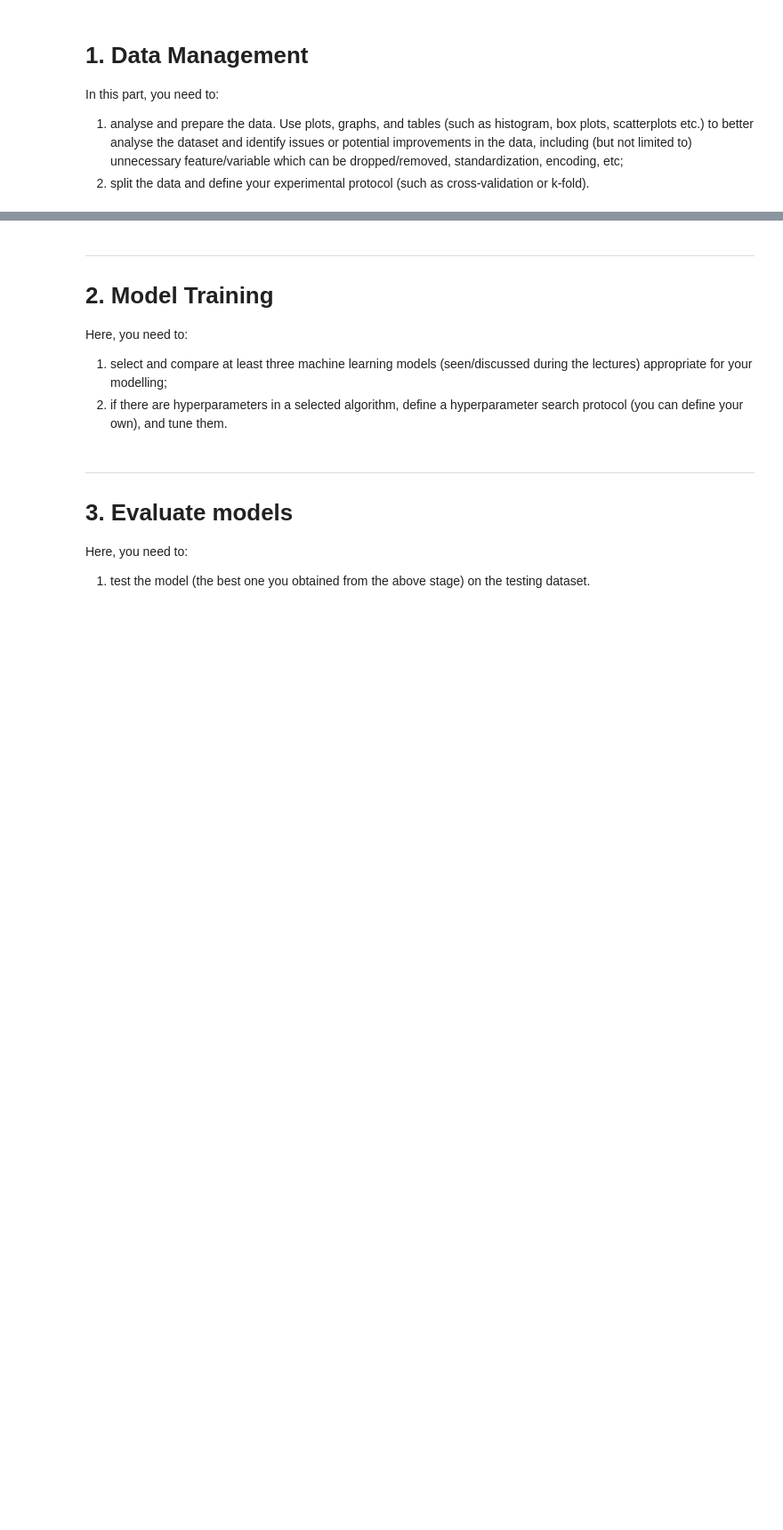
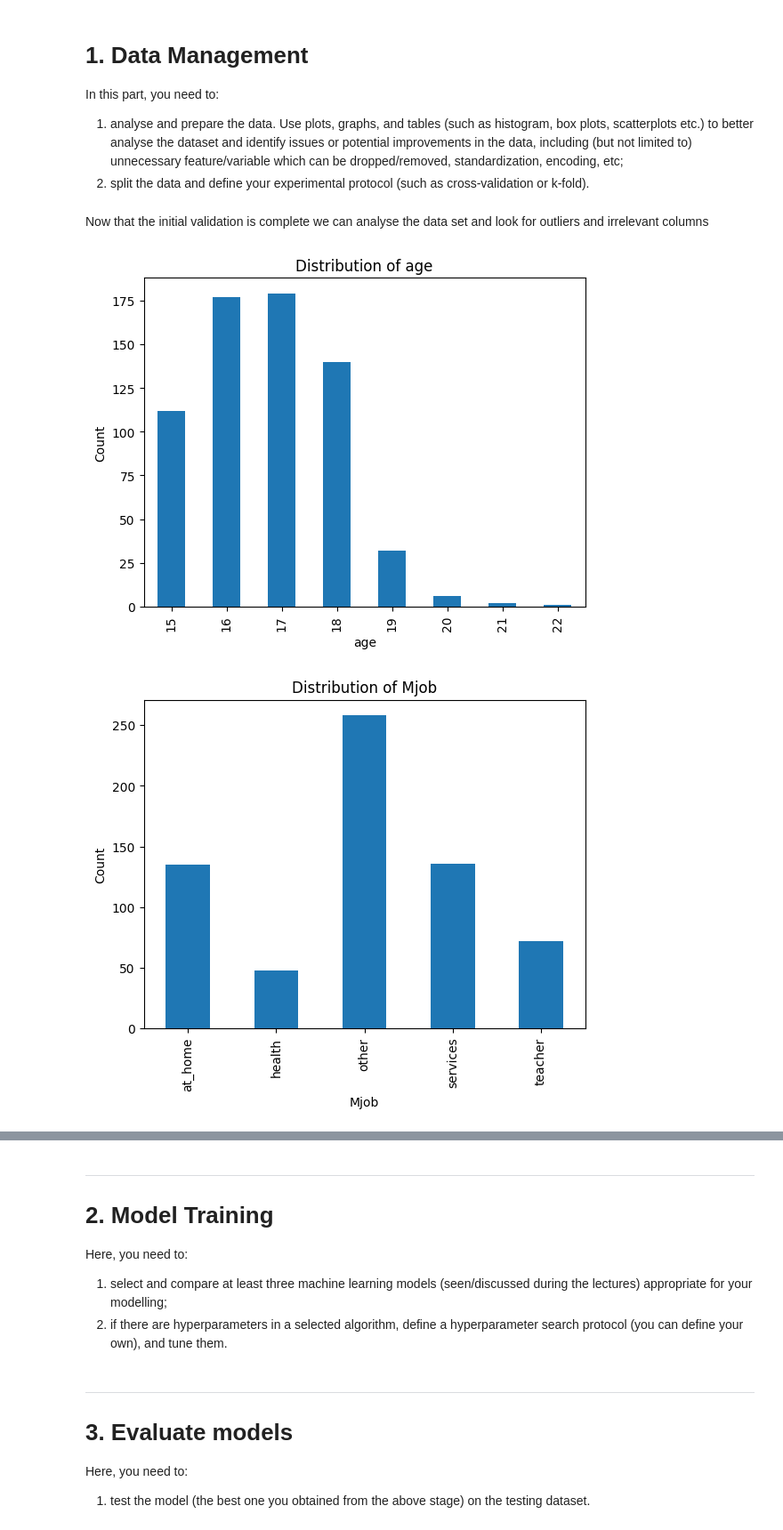
Before and after one commit to Patrick-Devine33/Academic-Success-Predictor, a Jupyter notebook: COMP534_assignment1.ipynb, the cells around one changed output, grey strips where cells are left out. Shown at 89% size. Cells and saved outputs as stored; diff of their text form; code cells hidden in the pictures; blank space fills up the shorter version.

```diff
--- a/COMP534_assignment1.ipynb
+++ b/COMP534_assignment1.ipynb
@@ -30,0 +87,23 @@ prep_data = []
+# %% [markdown]
+Now that the initial validation is complete we can analyse the data set and look for outliers and irrelevant columns
+# %%
+all_column = ['age', 'Mjob', 'Fjob', 'guardian', 'schoolsup', 'famsup', 'paid', 'activities', 'nursery', 'higher', 'internet', 'romantic']
+#all_column = df.columns.values()
+
+# Give specific rows counts
+for i in all_column:
+    value_counts = df[i].value_counts().sort_index()
+    #print(value_counts)
+
+# Draw bar chart for each column
+for column in all_column:
+    data_counts = df[column].value_counts().sort_index()
+    plt.figure()
+    data_counts.plot(kind='bar')
+    plt.xlabel(column)
+    plt.ylabel('Count')
+    plt.title(f'Distribution of {column}')
+    plt.show()
+# %% [output]
+[figure, added]
+[figure, added]
```
Also changed, not shown: parts of 6 cells of this notebook.
